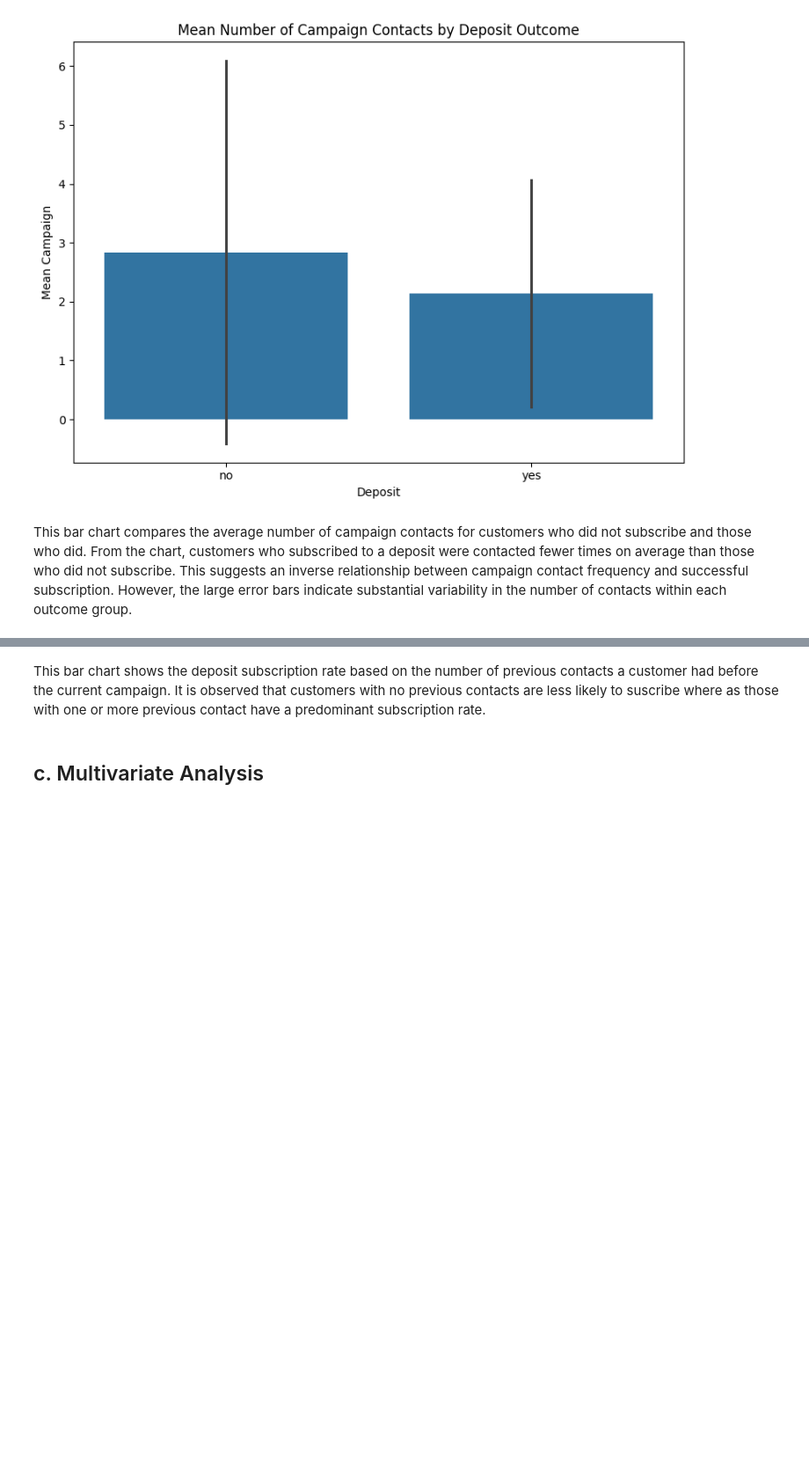
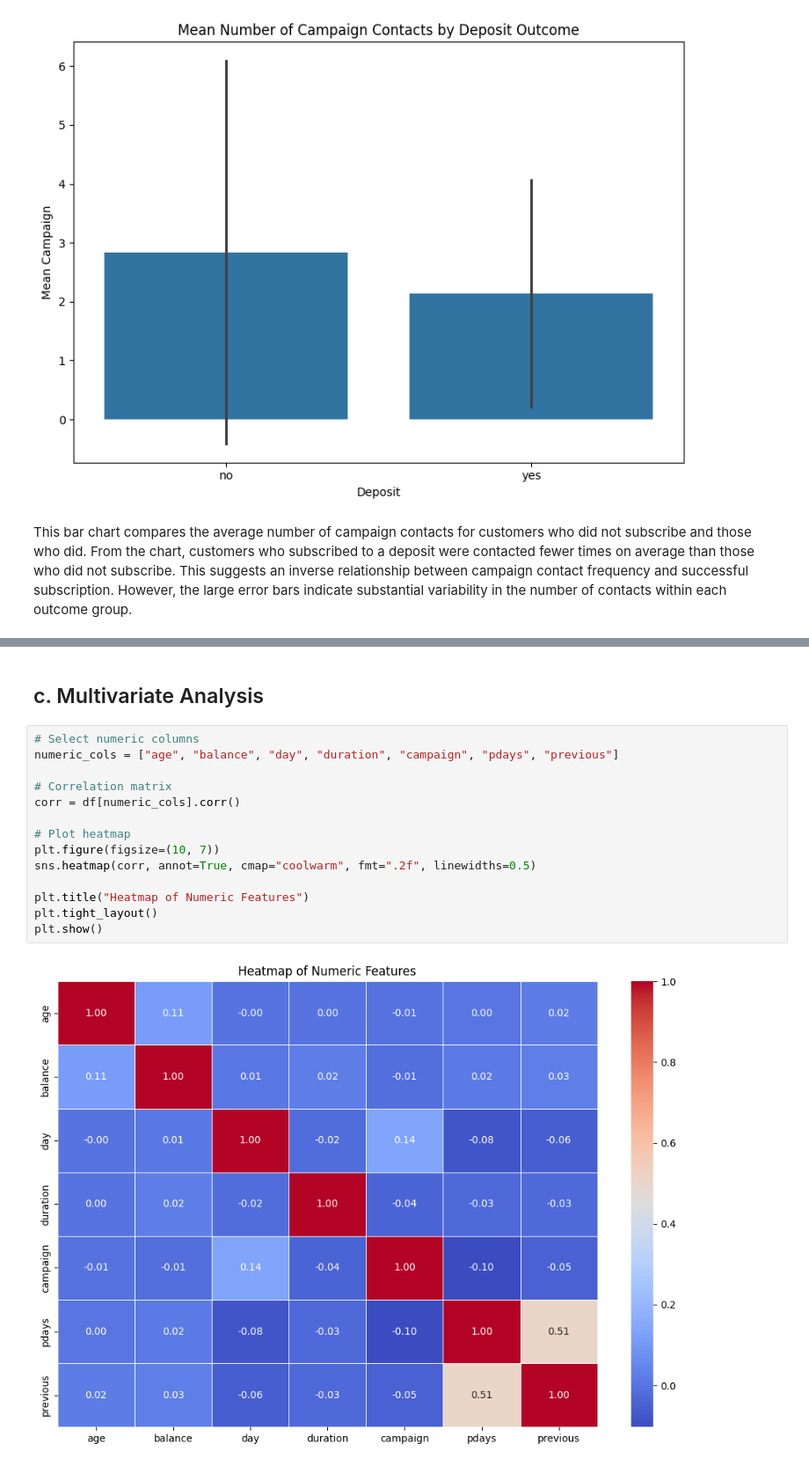
Before and after one commit to sharifatumoro/bank_deposit_prediction, a Jupyter notebook: nootebooks/01_eda.ipynb, the cells around one changed output, grey strips where cells are left out. Shown at 88% size. Saved outputs shown, nothing was run; the diff lists cells and outputs as text; blank space fills up the shorter version.

```diff
--- a/nootebooks/01_eda.ipynb
+++ b/nootebooks/01_eda.ipynb
@@ -865,4 +750,18 @@ plt.show()
-# %% [markdown]
-This bar chart shows the deposit subscription rate based on the number of previous contacts a customer had before the current campaign. It is observed that customers with no previous contacts are less likely to suscribe where as those with one or more previous contact have a predominant subscription rate.
 # %% [markdown]
 ## c. Multivariate Analysis
+# %%
+# Select numeric columns
+numeric_cols = ["age", "balance", "day", "duration", "campaign", "pdays", "previous"]
+
+# Correlation matrix
+corr = df[numeric_cols].corr()
+
+# Plot heatmap
+plt.figure(figsize=(10, 7))
+sns.heatmap(corr, annot=True, cmap="coolwarm", fmt=".2f", linewidths=0.5)
+
+plt.title("Heatmap of Numeric Features")
+plt.tight_layout()
+plt.show()
+# %% [output]
+[figure, added]
```
Also changed, not shown: parts of 17 cells of this notebook, 9 other files.
